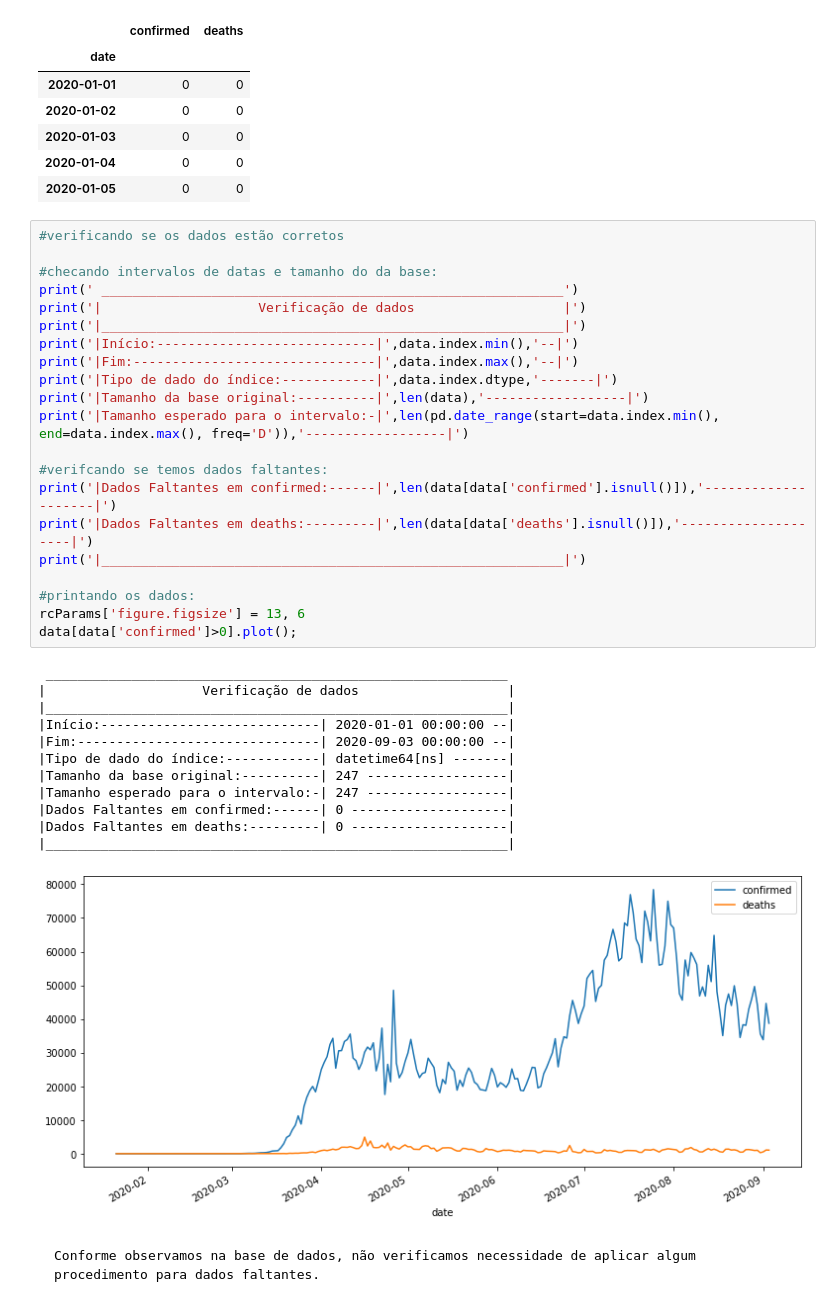
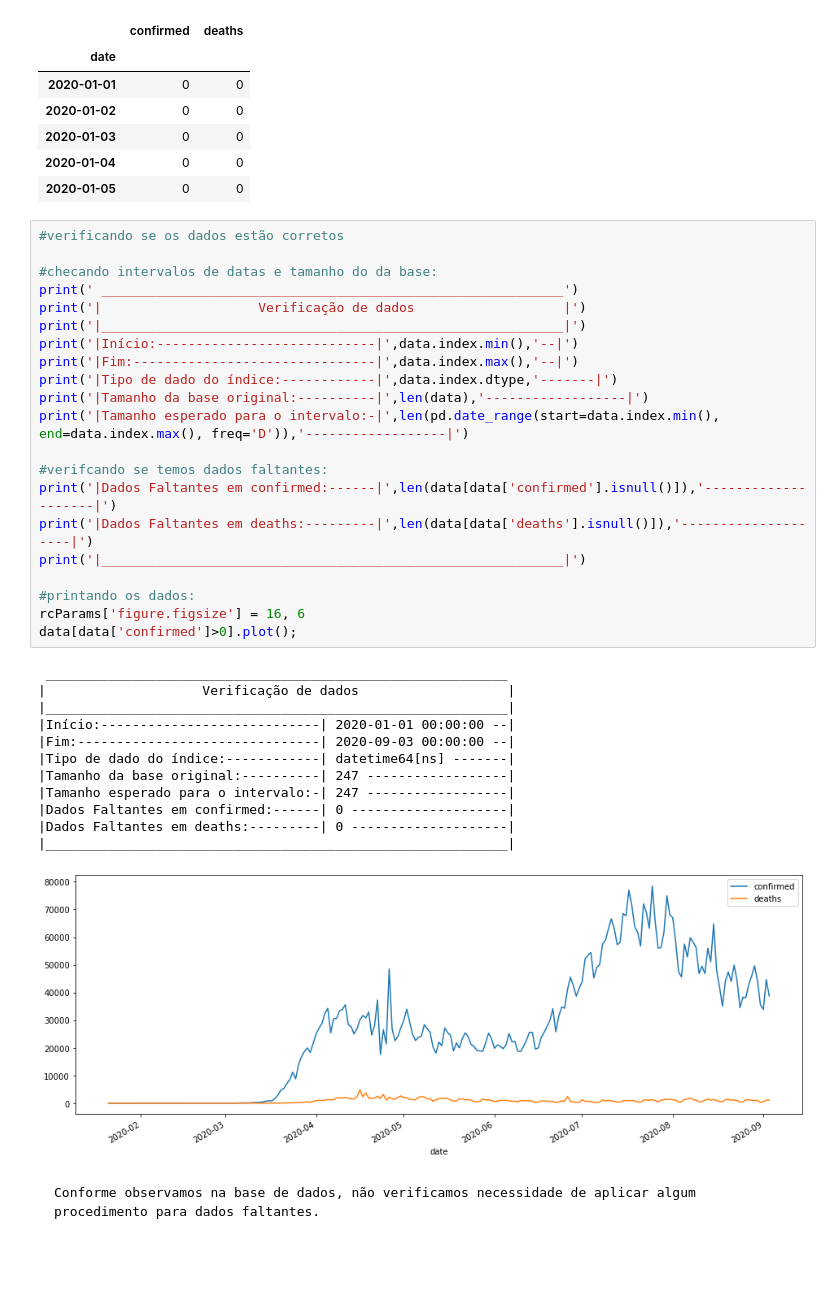
Before and after one commit to beniciosa68/MBA-USP-DS, a Jupyter notebook: 06.Dinamico-DS/AvaliacaoFinal/Avaliacao Aprendizado Dinamico - Final.ipynb, the cells around one changed output. Drawn from its saved outputs; the diff is of its cells as text; blank space fills up the shorter version.

```diff
--- a/06.Dinamico-DS/AvaliacaoFinal/Avaliacao Aprendizado Dinamico - Final.ipynb
+++ b/06.Dinamico-DS/AvaliacaoFinal/Avaliacao Aprendizado Dinamico - Final.ipynb
@@ -54,35 +58,35 @@ data.head()
 
 #checando intervalos de datas e tamanho do da base:
 print(' ___________________________________________________________')
 print('|                    Verificação de dados                   |')
 print('|___________________________________________________________|')
 print('|Início:----------------------------|',data.index.min(),'--|')
 print('|Fim:-------------------------------|',data.index.max(),'--|')
 print('|Tipo de dado do índice:------------|',data.index.dtype,'-------|')
 print('|Tamanho da base original:----------|',len(data),'------------------|')
 print('|Tamanho esperado para o intervalo:-|',len(pd.date_range(start=data.index.min(), end=data.index.max(), freq='D')),'------------------|')
 
 #verifcando se temos dados faltantes:
 print('|Dados Faltantes em confirmed:------|',len(data[data['confirmed'].isnull()]),'--------------------|')
 print('|Dados Faltantes em deaths:---------|',len(data[data['deaths'].isnull()]),'--------------------|')
 print('|___________________________________________________________|')
 
 #printando os dados:
-rcParams['figure.figsize'] = 13, 6
+rcParams['figure.figsize'] = 16, 6
 data[data['confirmed']>0].plot();
 # %% [output]
  ___________________________________________________________
 |                    Verificação de dados                   |
 |___________________________________________________________|
 |Início:----------------------------| 2020-01-01 00:00:00 --|
 |Fim:-------------------------------| 2020-09-03 00:00:00 --|
 |Tipo de dado do índice:------------| datetime64[ns] -------|
 |Tamanho da base original:----------| 247 ------------------|
 |Tamanho esperado para o intervalo:-| 247 ------------------|
 |Dados Faltantes em confirmed:------| 0 --------------------|
 |Dados Faltantes em deaths:---------| 0 --------------------|
 |___________________________________________________________|
-[figure, old version]
+[figure, new version]
 # %% [markdown]
     Conforme observamos na base de dados, não verificamos necessidade de aplicar algum procedimento para dados faltantes.
 # %% [markdown]
```
Also changed, not shown: parts of 26 cells of this notebook, 12 other files.
